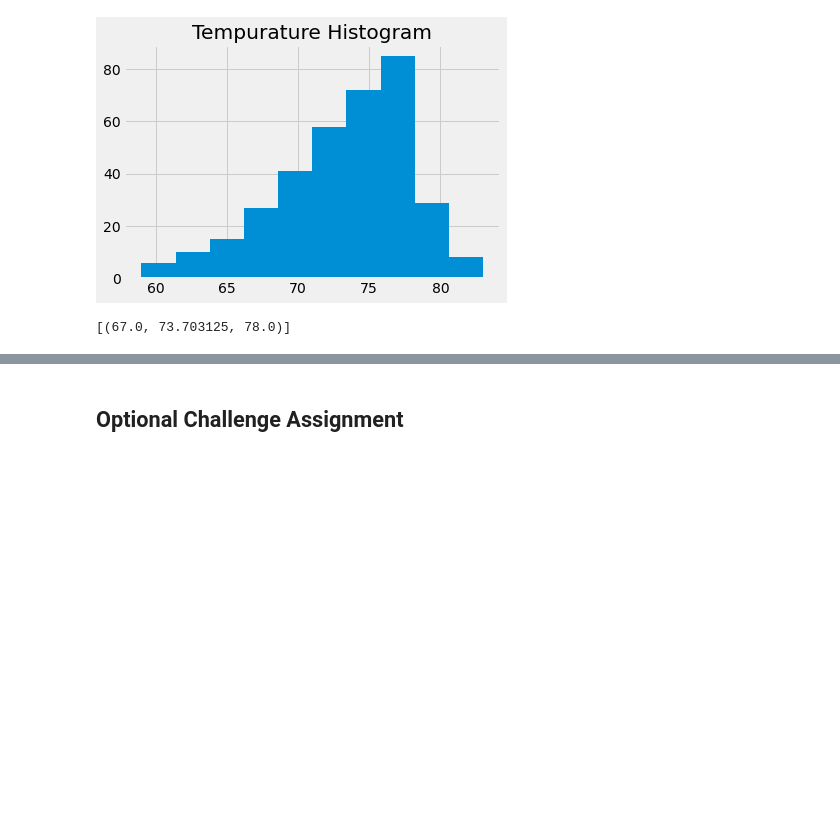
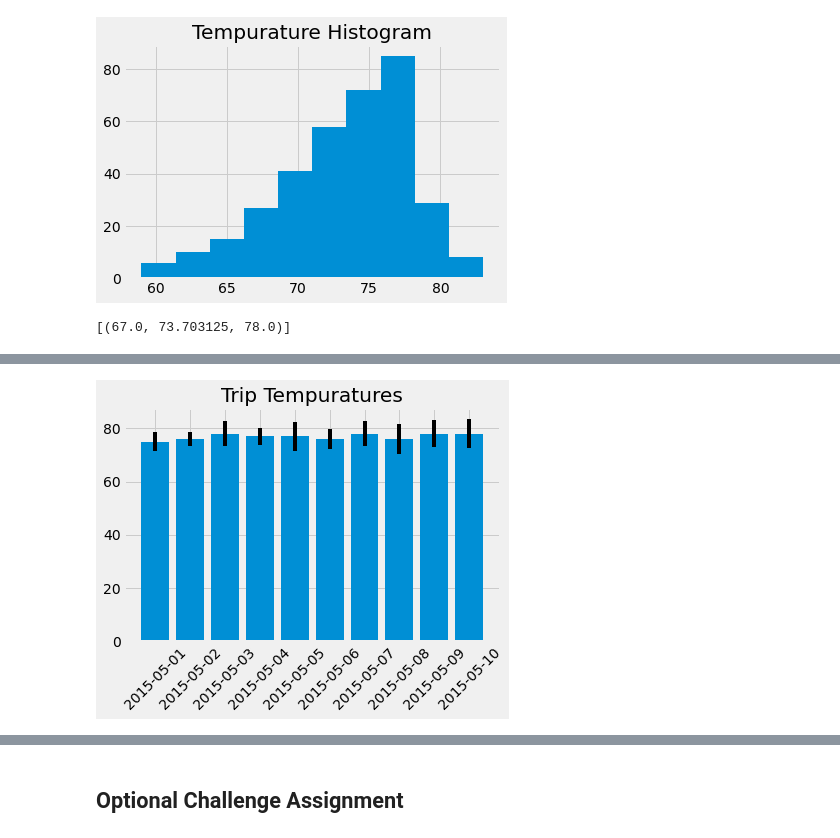
Before and after one commit to JansenKat/sqlalchemy-hw, a Jupyter notebook: climate_starter.ipynb, the cells around one changed output, grey strips where cells are left out. Saved outputs shown, nothing was run; the diff lists cells and outputs as text; code cells hidden in the pictures; blank space fills up the shorter version.

Commit message:
Diplay bar chart of Daily Avg Temp for selected trip with error bars for daily min/max temp. Display df of Station info and total rainfall during trip by station.

```diff
--- a/climate_starter.ipynb
+++ b/climate_starter.ipynb
@@ -154,3 +136,15 @@ print(calc_temps('2015-05-01', '2015-05-10'))
+# %%
+trip_temps = session.query(Measurement.date,func.min(Measurement.tobs), func.avg(Measurement.tobs), func.max(Measurement.tobs)).\
+        filter(Measurement.date >= '2015-05-01').filter(Measurement.date <= '2015-05-10').group_by(Measurement.date).all()
+# %%
+trip_temp_df = pd.DataFrame([list(row) for row in trip_temps],columns=['Date','TMIN','TMAX','TAVG']).set_index('Date')
+# %%
+plt.title("Trip Tempuratures")
+plt.bar(trip_temp_df.index,trip_temp_df['TAVG'],yerr=trip_temp_df['TMAX']-trip_temp_df['TMIN'])
+plt.xticks(rotation=45)
+plt.show()
+# %% [output]
+[figure, added]
 # %%
 # Calculate the total amount of rainfall per weather station for your trip dates using the previous year's matching dates.
 # Sort this in descending order by precipitation amount and list the station, name, latitude, longitude, and elevation
```
Also changed, not shown: parts of 4 cells of this notebook.
